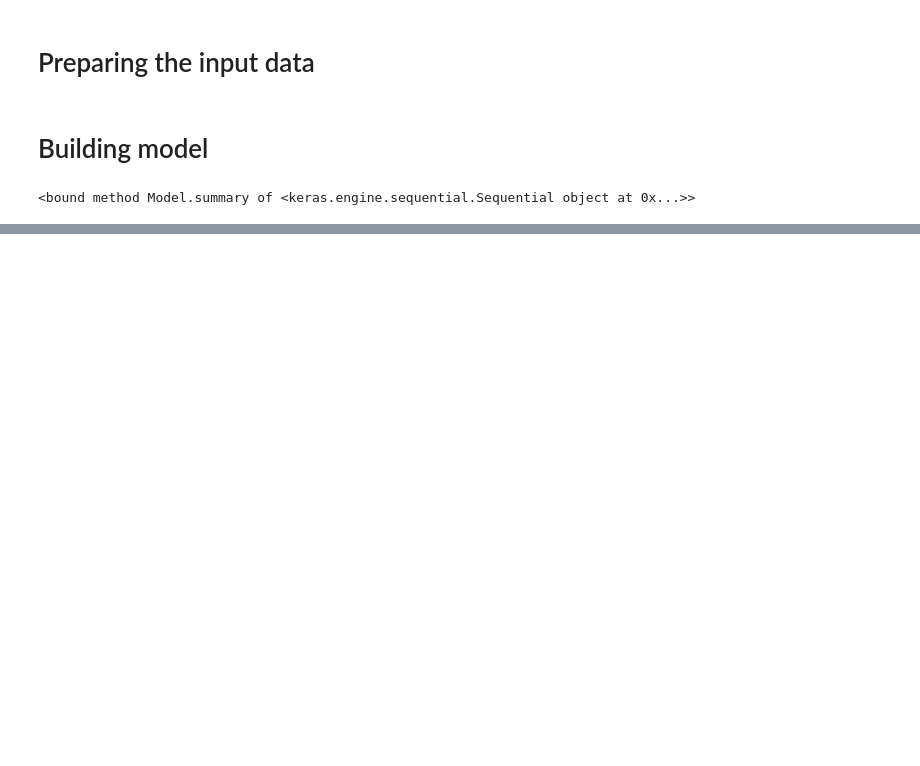
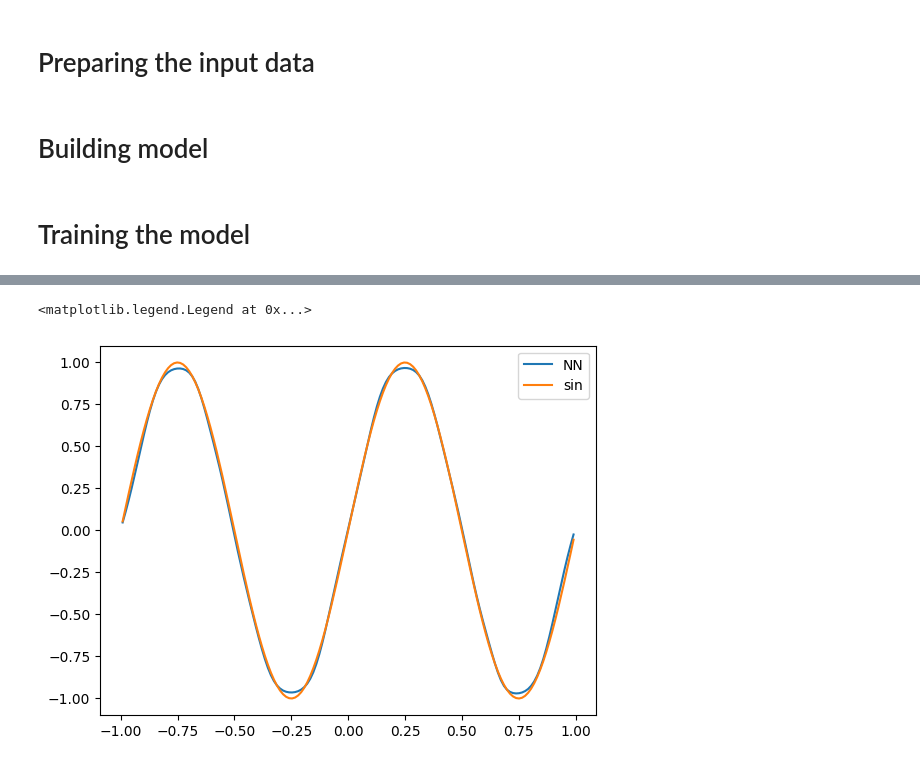
Before and after one commit to hamidrezanorouzi/myPythonTemp, a Jupyter notebook: sinFunction.ipynb, the cells around one changed output, grey strips where cells are left out. Saved outputs shown, nothing was run; the diff lists cells and outputs as text; code cells hidden in the pictures; blank space fills up the shorter version.

```diff
--- a/sinFunction.ipynb
+++ b/sinFunction.ipynb
@@ -5,12 +5,12 @@
 # %%
 import numpy as np
 
-n = 10
-trainingSetLen = 6;
-noiseMag = 0.01
-x = np.linspace(-1,1, num = n)
+n = 1000
+trainingSetLen = 600;
+noiseMag = 0.001
+x = np.linspace(-1,1, num = n).reshape(-1, 1)
 np.random.shuffle(x)
-epsilon = noiseMag * (2*np.random.rand(n)-1)
+epsilon = noiseMag * (2*np.random.rand(n)-1).reshape(-1,1)
 y = np.sin(2*np.pi*x)+epsilon
 
 x_train = x[0:trainingSetLen]
@@ -21,17 +21,31 @@ y_valid = y[trainingSetLen:]
 # Building model
 # %%
 from tensorflow import keras
-from tensorflow.keras import layers
 
 def buildModel():
   model = keras.Sequential([
-      layers.Dense(64,activation='relu'),
-      layers.Dense(64,activation='relu'),
-      layers.Dense(1,activation='relu')
+      keras.layers.Dense(100,activation='tanh'),
+      keras.layers.Dense(50,activation='tanh'),
+      keras.layers.Dense(1,activation='tanh')
   ])
-  model.compile(optimizer='rmsprop', loss='mse', metrics=['mae'])
+  model.compile(optimizer=keras.optimizers.RMSprop(), loss='mse', metrics=['mae'])
   return model
 model = buildModel()
-model.summary
-# %% [output]
-<bound method Model.summary of <keras.engine.sequential.Sequential object at 0x...>>
+# %% [markdown]
+# Training the model
+# %%
+history = model.fit(
+    x_train, y_train,
+    epochs = 1000,
+    batch_size = 20,
+    validation_data = (x_valid, y_valid)
+    )
+# %%
+import matplotlib.pyplot as plt
+x_test = np.linspace(-.9913213,.991233123,150)
+y_test = model.predict(x_test)
+y_sin = np.sin(2*np.pi*x_test)
+plt.plot(x_test, y_test)
+plt.plot(x_test,y_sin)
+plt.legend(('NN', 'sin'))
+# %% [output]
@@ -37,0 +53,2 @@ model.summary
+<matplotlib.legend.Legend at 0x...>
+[figure, added]
```
Also changed, not shown: parts of 1 cell of this notebook.
